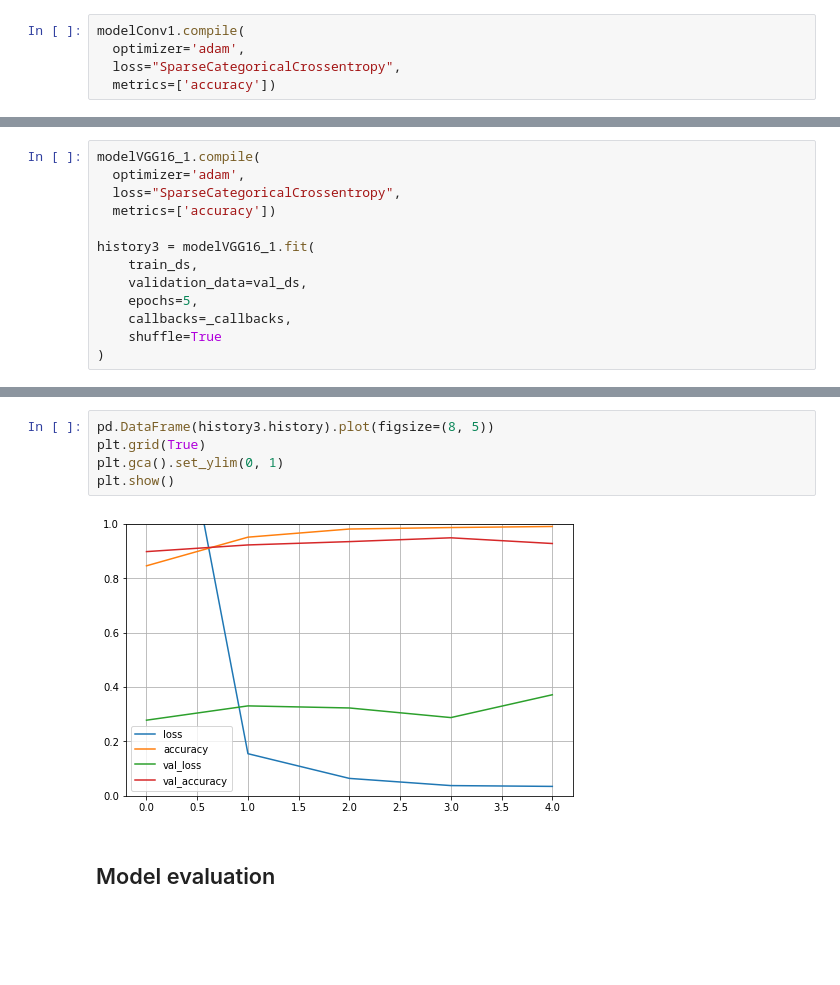
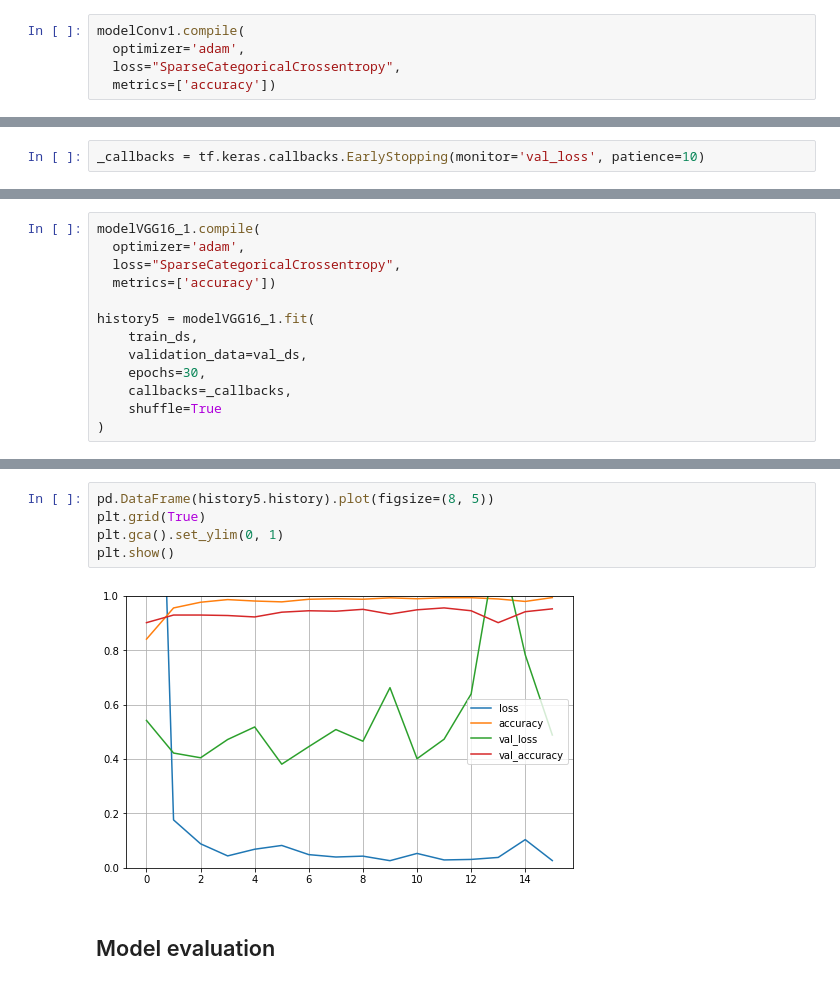
Before and after one commit to Stempnio/ml-tumor-classification, a Jupyter notebook: tumor_classifier.ipynb, the cells around one changed output, grey strips where cells are left out. Drawn from its saved outputs; the diff is of its cells as text; blank space fills up the shorter version.

```diff
--- a/tumor_classifier.ipynb
+++ b/tumor_classifier.ipynb
@@ -488,0 +561,2 @@ plt.show()
+# %%
+_callbacks = tf.keras.callbacks.EarlyStopping(monitor='val_loss', patience=10)
@@ -532,10 +714,10 @@ modelVGG16_1.compile(
   loss="SparseCategoricalCrossentropy",
   metrics=['accuracy'])
 
-history3 = modelVGG16_1.fit(
+history5 = modelVGG16_1.fit(
     train_ds,
     validation_data=val_ds,
-    epochs=5,
+    epochs=30,
     callbacks=_callbacks,
     shuffle=True
 )
@@ -560,10 +745,10 @@ Epoch 00005: val_accuracy did not improve from 0.94921
 # %%
-pd.DataFrame(history3.history).plot(figsize=(8, 5))
+pd.DataFrame(history5.history).plot(figsize=(8, 5))
 plt.grid(True)
 plt.gca().set_ylim(0, 1)
 plt.show()
 # %% [output]
-[figure, old version]
+[figure, new version]
 # %% [markdown]
 ## Model evaluation
 # %% [markdown]
```
Also changed, not shown: parts of 72 cells of this notebook, 1 other file.
